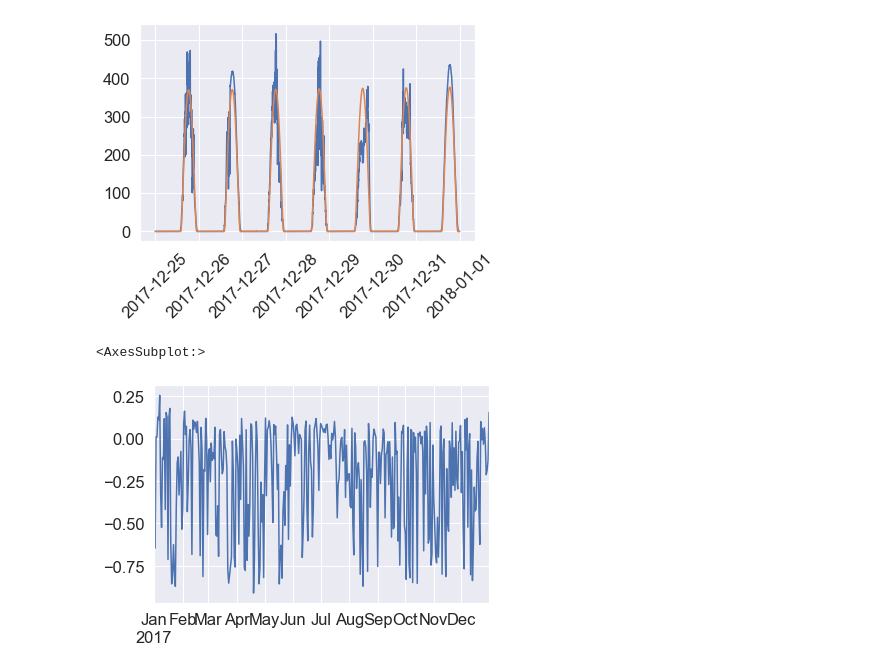
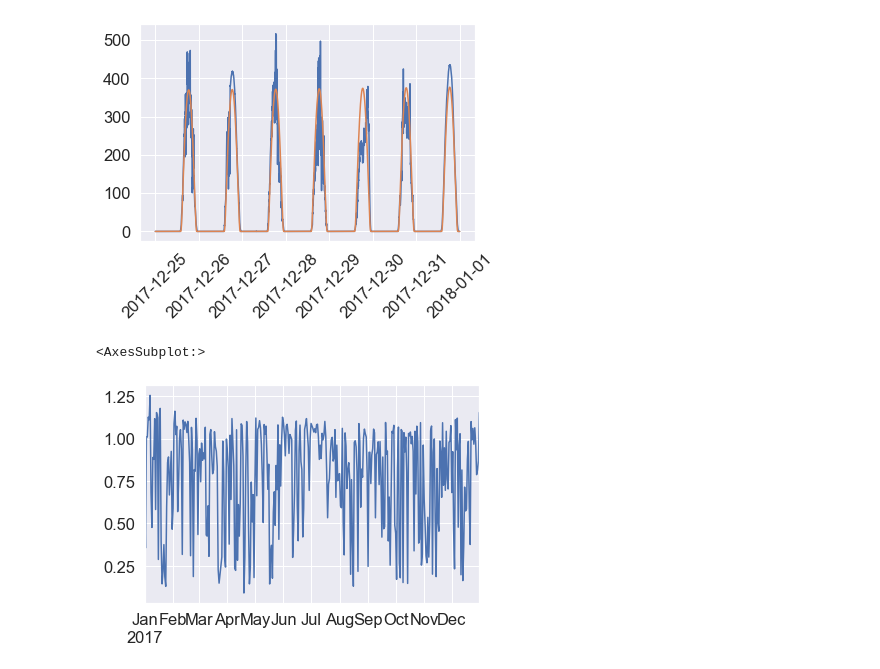
Before and after one commit to mikofski/PVRW2021, a Jupyter notebook: multiyear_data.ipynb, the cells around one changed output. Drawn from its saved outputs; the diff is of its cells as text; code cells hidden in the pictures.

```diff
--- a/multiyear_data.ipynb
+++ b/multiyear_data.ipynb
@@ -167,0 +160,4 @@ cs_temp_air = rdtools.clearsky_temperature.get_clearsky_tamb(
+# %%
+# estimate air temp
+est_air_temp, temp_adj, ghi_ratio, daily_delta_temp, cs_temp_air = \
+    multiyear_data.estimate_air_temp(year_start, df,LATITUDE, LONGITUDE, CS)
@@ -352,10 +343,8 @@ plt.xticks(rotation=45);
 # %% [output]
 [figure]
 # %%
-# calculate ratio of daily insolation versus clearsky
-ghi_ratio = df.ghi.resample('D').sum() / CS.ghi.resample('D').sum() - 1
-ghi_ratio = ghi_ratio.rename('ghi_ratio')
+# ratio of daily insolation versus clearsky
 ghi_ratio.plot()
 # %% [output]
 <AxesSubplot:>
-[figure, old version]
+[figure, new version]
```
Also changed, not shown: parts of 34 cells of this notebook, 1 other file.
